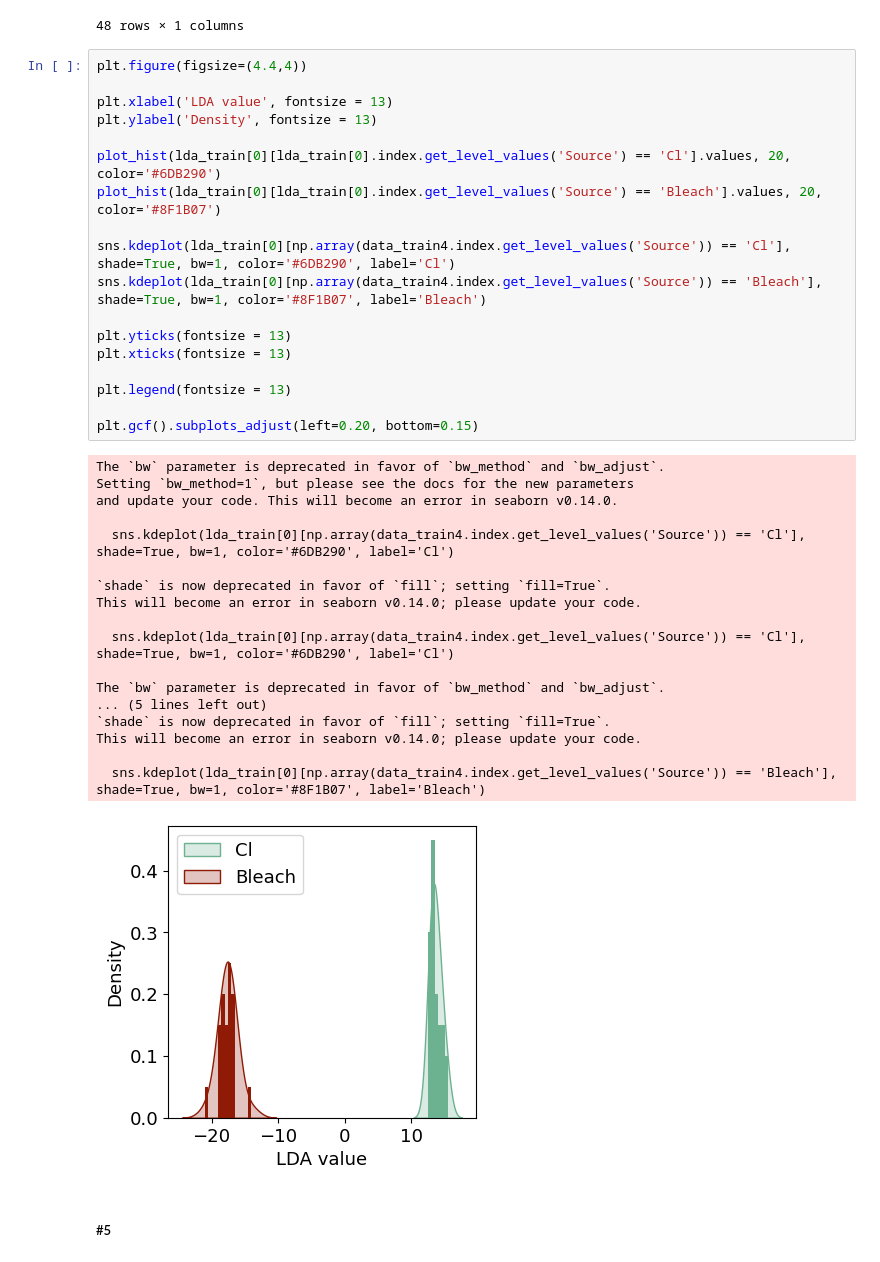
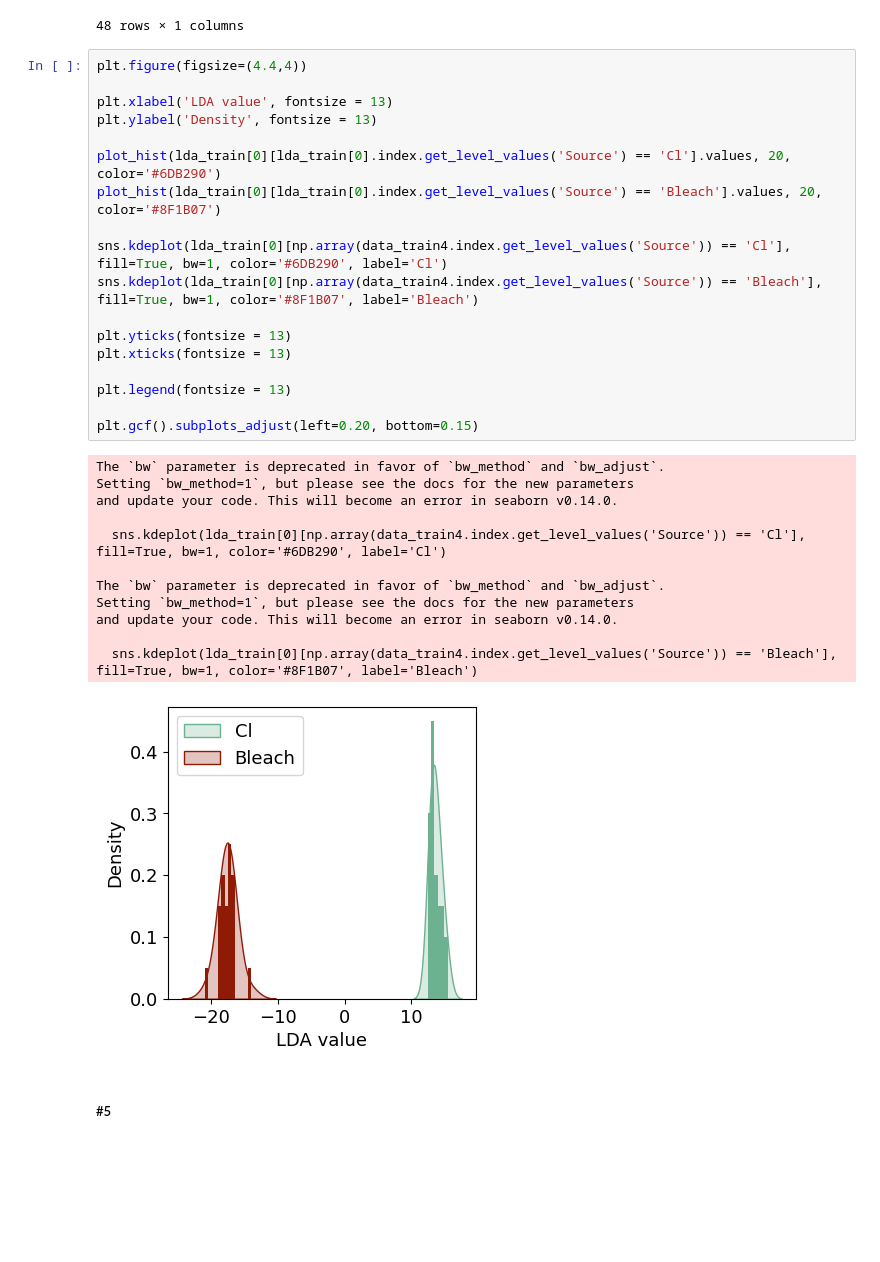
Before and after one commit to mirjamdebruin/biomarker-profiling-plants, a Jupyter notebook: BiomarkerProfiling_Cl_ForPublication.ipynb, the cells around one changed output. Cells and saved outputs as stored; diff of their text form; blank space fills up the shorter version.

```diff
--- a/BiomarkerProfiling_Cl_ForPublication.ipynb
+++ b/BiomarkerProfiling_Cl_ForPublication.ipynb
@@ -704,40 +703,34 @@ lda_train
 # %%
 plt.figure(figsize=(4.4,4))
 
 plt.xlabel('LDA value', fontsize = 13)
 plt.ylabel('Density', fontsize = 13)
 
 plot_hist(lda_train[0][lda_train[0].index.get_level_values('Source') == 'Cl'].values, 20, color='#6DB290')
 plot_hist(lda_train[0][lda_train[0].index.get_level_values('Source') == 'Bleach'].values, 20, color='#8F1B07')
 
-sns.kdeplot(lda_train[0][np.array(data_train4.index.get_level_values('Source')) == 'Cl'], shade=True, bw=1, color='#6DB290', label='Cl')
-sns.kdeplot(lda_train[0][np.array(data_train4.index.get_level_values('Source')) == 'Bleach'], shade=True, bw=1, color='#8F1B07', label='Bleach')
+sns.kdeplot(lda_train[0][np.array(data_train4.index.get_level_values('Source')) == 'Cl'], fill=True, bw=1, color='#6DB290', label='Cl')
+sns.kdeplot(lda_train[0][np.array(data_train4.index.get_level_values('Source')) == 'Bleach'], fill=True, bw=1, color='#8F1B07', label='Bleach')
 
 plt.yticks(fontsize = 13)
 plt.xticks(fontsize = 13)
 
 plt.legend(fontsize = 13)
 
 plt.gcf().subplots_adjust(left=0.20, bottom=0.15)
 # %% [output]
 The `bw` parameter is deprecated in favor of `bw_method` and `bw_adjust`.
 Setting `bw_method=1`, but please see the docs for the new parameters
 and update your code. This will become an error in seaborn v0.14.0.
 
-  sns.kdeplot(lda_train[0][np.array(data_train4.index.get_level_values('Source')) == 'Cl'], shade=True, bw=1, color='#6DB290', label='Cl')
-
-`shade` is now deprecated in favor of `fill`; setting `fill=True`.
-This will become an error in seaborn v0.14.0; please update your code.
-
-  sns.kdeplot(lda_train[0][np.array(data_train4.index.get_level_values('Source')) == 'Cl'], shade=True, bw=1, color='#6DB290', label='Cl')
+  sns.kdeplot(lda_train[0][np.array(data_train4.index.get_level_values('Source')) == 'Cl'], fill=True, bw=1, color='#6DB290', label='Cl')
 
 The `bw` parameter is deprecated in favor of `bw_method` and `bw_adjust`.
-... (5 lines left out)
-`shade` is now deprecated in favor of `fill`; setting `fill=True`.
-This will become an error in seaborn v0.14.0; please update your code.
+Setting `bw_method=1`, but please see the docs for the new parameters
+and update your code. This will become an error in seaborn v0.14.0.
 
-  sns.kdeplot(lda_train[0][np.array(data_train4.index.get_level_values('Source')) == 'Bleach'], shade=True, bw=1, color='#8F1B07', label='Bleach')
+  sns.kdeplot(lda_train[0][np.array(data_train4.index.get_level_values('Source')) == 'Bleach'], fill=True, bw=1, color='#8F1B07', label='Bleach')
-[figure, old version]
+[figure, new version]
 # %% [markdown]
 ##### #5
 # %%
```
Also changed, not shown: parts of 16 cells of this notebook, 1 other file.
